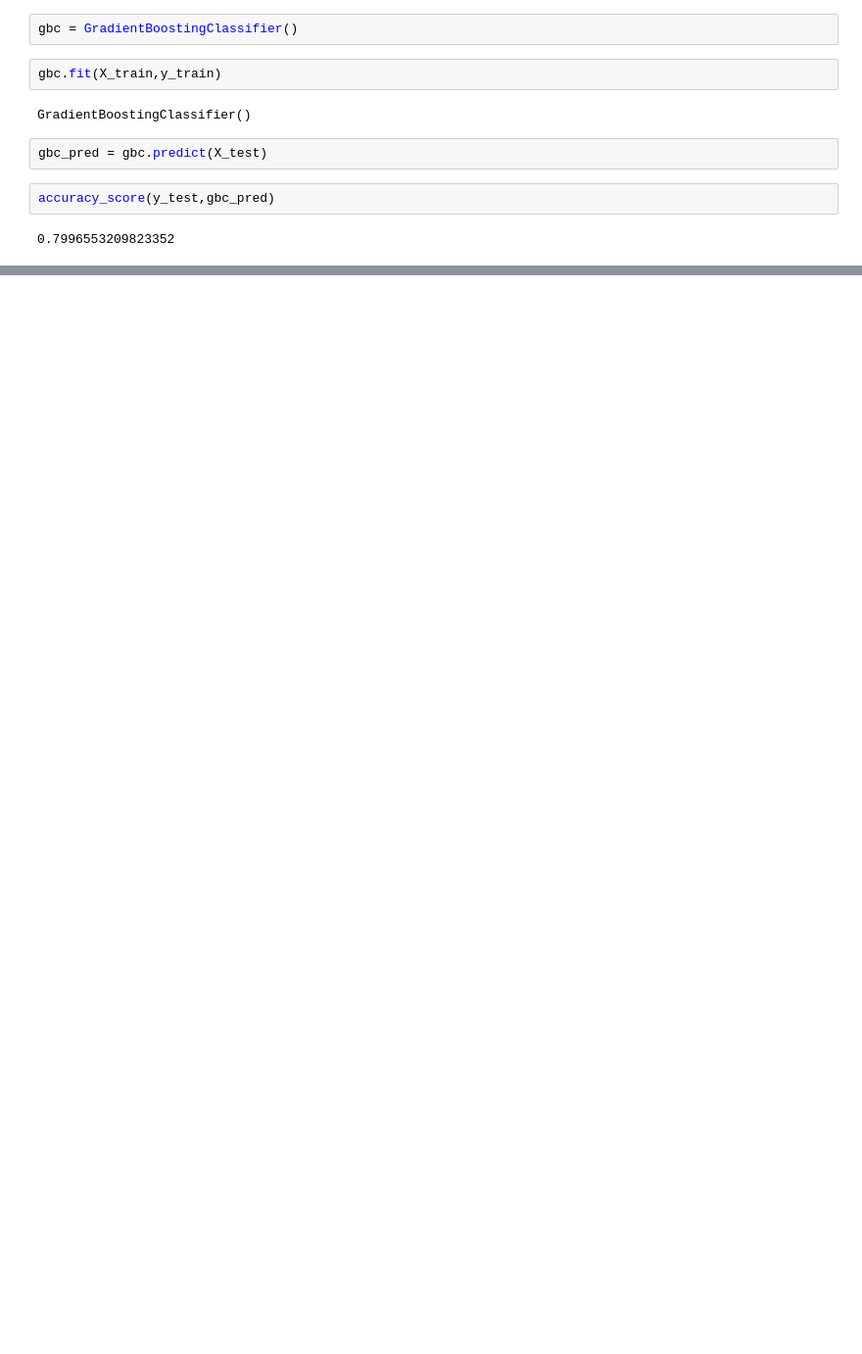
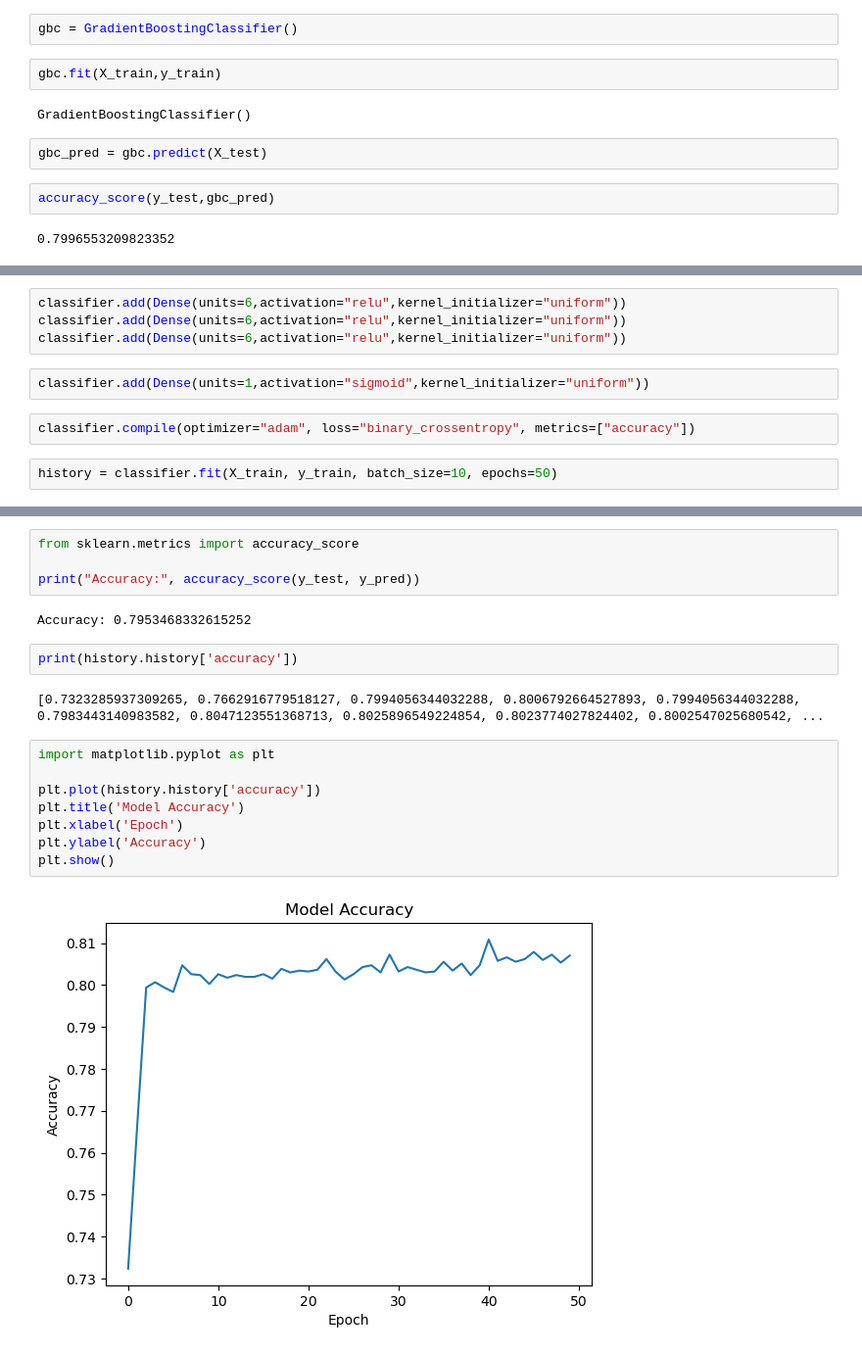
Before and after one commit to iamalok73/DA-29-Classes-Machine-Learning, a Jupyter notebook: XgBoosting.ipynb, the cells around one changed output, grey strips where cells are left out. Shown at 98% size. Drawn from its saved outputs; the diff is of its cells as text; blank space fills up the shorter version.

```diff
--- a/XgBoosting.ipynb
+++ b/XgBoosting.ipynb
@@ -172,0 +244,10 @@ accuracy_score(y_test,gbc_pred)
+# %%
+classifier.add(Dense(units=6,activation="relu",kernel_initializer="uniform"))
+classifier.add(Dense(units=6,activation="relu",kernel_initializer="uniform"))
+classifier.add(Dense(units=6,activation="relu",kernel_initializer="uniform"))
+# %%
+classifier.add(Dense(units=1,activation="sigmoid",kernel_initializer="uniform"))
+# %%
+classifier.compile(optimizer="adam", loss="binary_crossentropy", metrics=["accuracy"])
+# %%
+history = classifier.fit(X_train, y_train, batch_size=10, epochs=50)
@@ -172,0 +283,20 @@ accuracy_score(y_test,gbc_pred)
+# %%
+from sklearn.metrics import accuracy_score
+
+print("Accuracy:", accuracy_score(y_test, y_pred))
+# %% [output]
+Accuracy: 0.7953468332615252
+# %%
+print(history.history['accuracy'])
+# %% [output]
+[0.7323285937309265, 0.7662916779518127, 0.7994056344032288, 0.8006792664527893, 0.7994056344032288, 0.7983443140983582, 0.8047123551368713, 0.8025896549224854, 0.8023774027824402, 0.8002547025680542, ...
+# %%
+import matplotlib.pyplot as plt
+
+plt.plot(history.history['accuracy'])
+plt.title('Model Accuracy')
+plt.xlabel('Epoch')
+plt.ylabel('Accuracy')
+plt.show()
+# %% [output]
+[figure, added]
```
Also changed, not shown: parts of 21 cells of this notebook.
